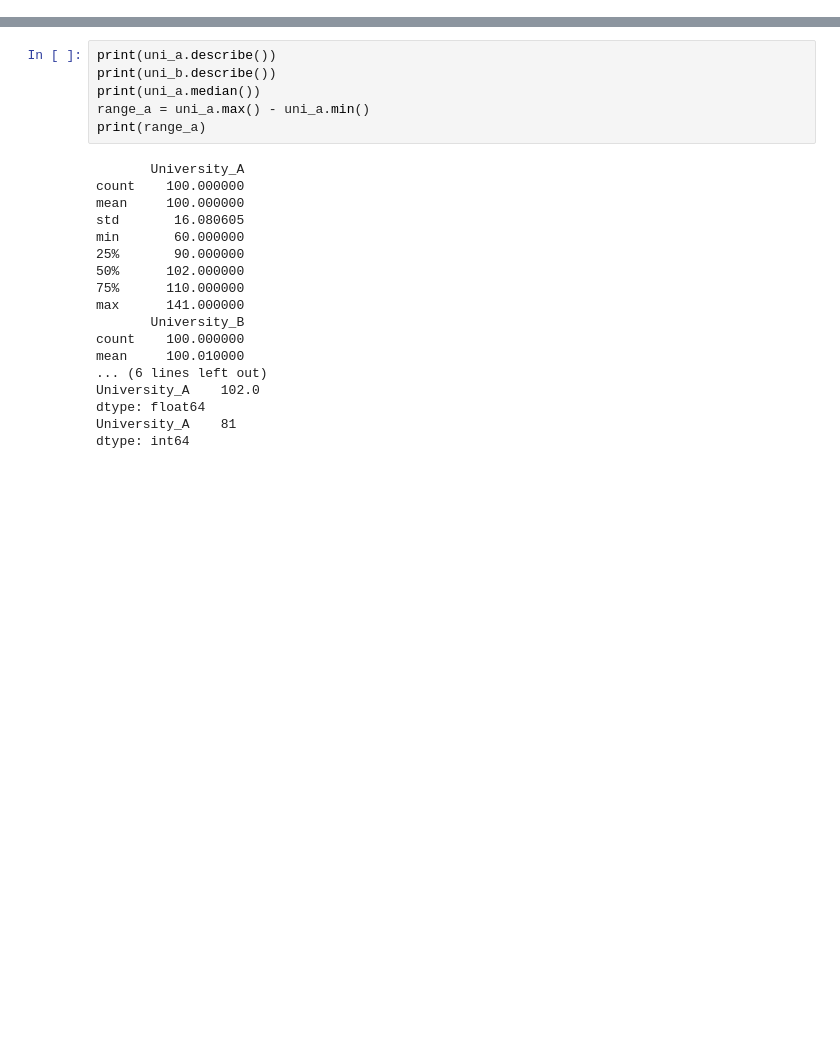
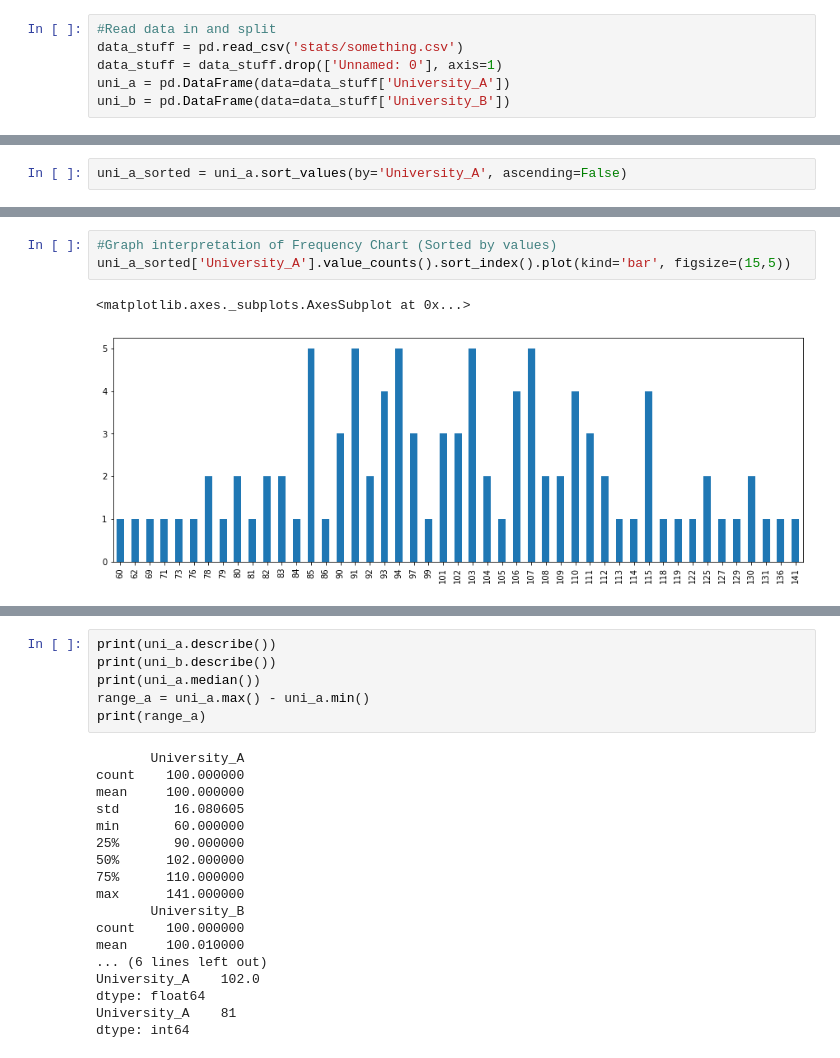
Before and after one commit to StevenCzar/mtsu_code, a Jupyter notebook: stats/math_2250.ipynb, the cells around one changed output, grey strips where cells are left out. Cells and saved outputs as stored; diff of their text form; blank space fills up the shorter version.

Commit message:
stats + 3180 changes

```diff
--- a/stats/math_2250.ipynb
+++ b/stats/math_2250.ipynb
@@ -28,0 +5,6 @@ uni_b = pd.DataFrame(data=uni_b)
+# %%
+#Read data in and split
+data_stuff = pd.read_csv('stats/something.csv')
+data_stuff = data_stuff.drop(['Unnamed: 0'], axis=1)
+uni_a = pd.DataFrame(data=data_stuff['University_A'])
+uni_b = pd.DataFrame(data=data_stuff['University_B'])
@@ -28,0 +25,2 @@ uni_b = pd.DataFrame(data=uni_b)
+# %%
+uni_a_sorted = uni_a.sort_values(by='University_A', ascending=False)
@@ -28,0 +61,6 @@ uni_b = pd.DataFrame(data=uni_b)
+# %%
+#Graph interpretation of Frequency Chart (Sorted by values)
+uni_a_sorted['University_A'].value_counts().sort_index().plot(kind='bar', figsize=(15,5))
+# %% [output]
+<matplotlib.axes._subplots.AxesSubplot at 0x...>
+[figure, added]
```
Also changed, not shown: parts of 9 cells of this notebook, 3 other files.
